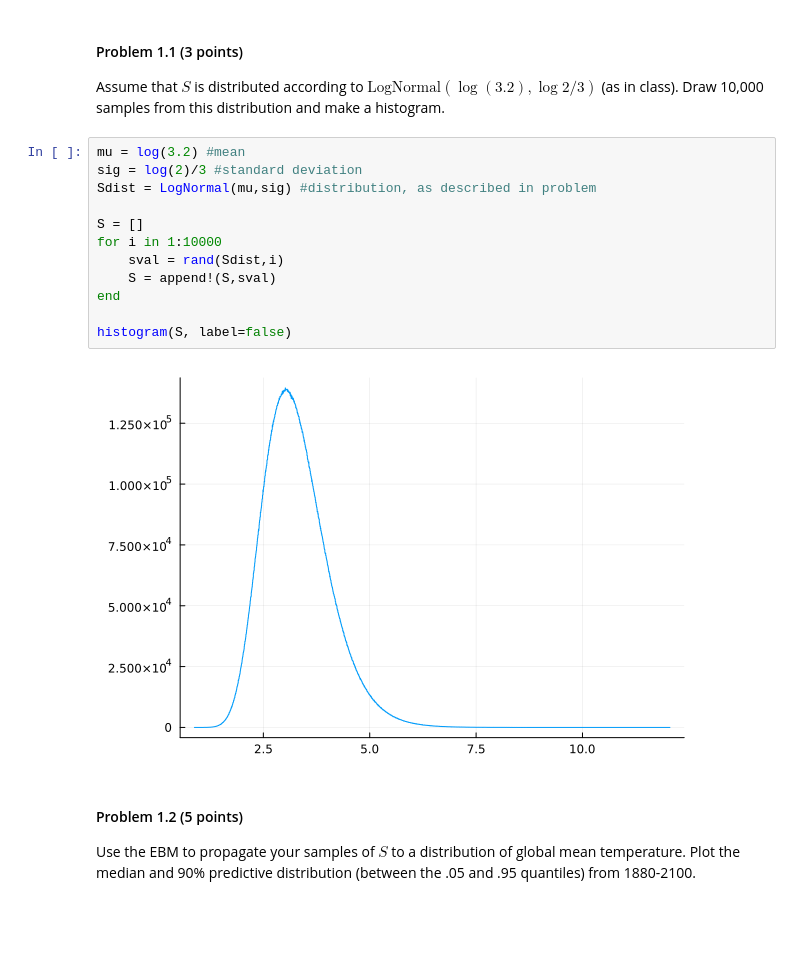
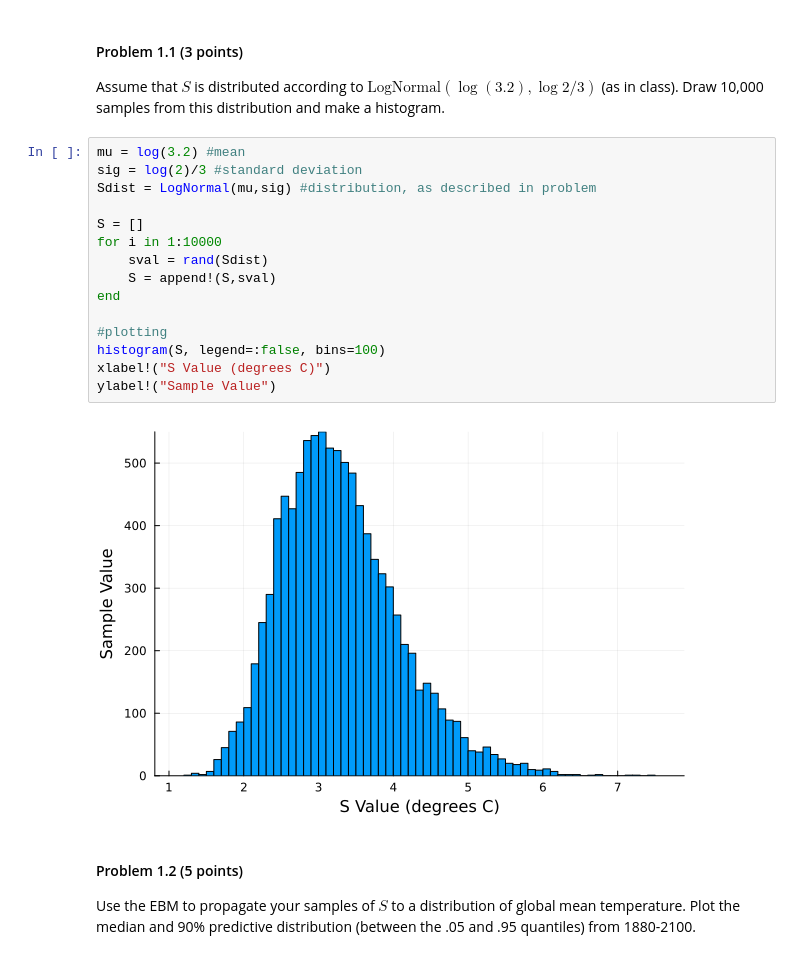
Before and after one commit to BEE4750-FA23/hw3-Erc03, a Jupyter notebook: hw03.ipynb, the cells around one changed output. Saved outputs shown, nothing was run; the diff lists cells and outputs as text; blank space fills up the shorter version.

```diff
--- a/hw03.ipynb
+++ b/hw03.ipynb
@@ -173,17 +173,20 @@ samples from this distribution and make a histogram.
 # %%
 mu = log(3.2) #mean
 sig = log(2)/3 #standard deviation
 Sdist = LogNormal(mu,sig) #distribution, as described in problem
 
 S = []
 for i in 1:10000
-    sval = rand(Sdist,i)
+    sval = rand(Sdist)
     S = append!(S,sval)
 end
 
-histogram(S, label=false)
+#plotting
+histogram(S, legend=:false, bins=100)
+xlabel!("S Value (degrees C)")
+ylabel!("Sample Value")
 # %% [output]
-[figure, old version]
+[figure, new version]
 # %% [markdown]
 #### Problem 1.2 (5 points)
 
```
